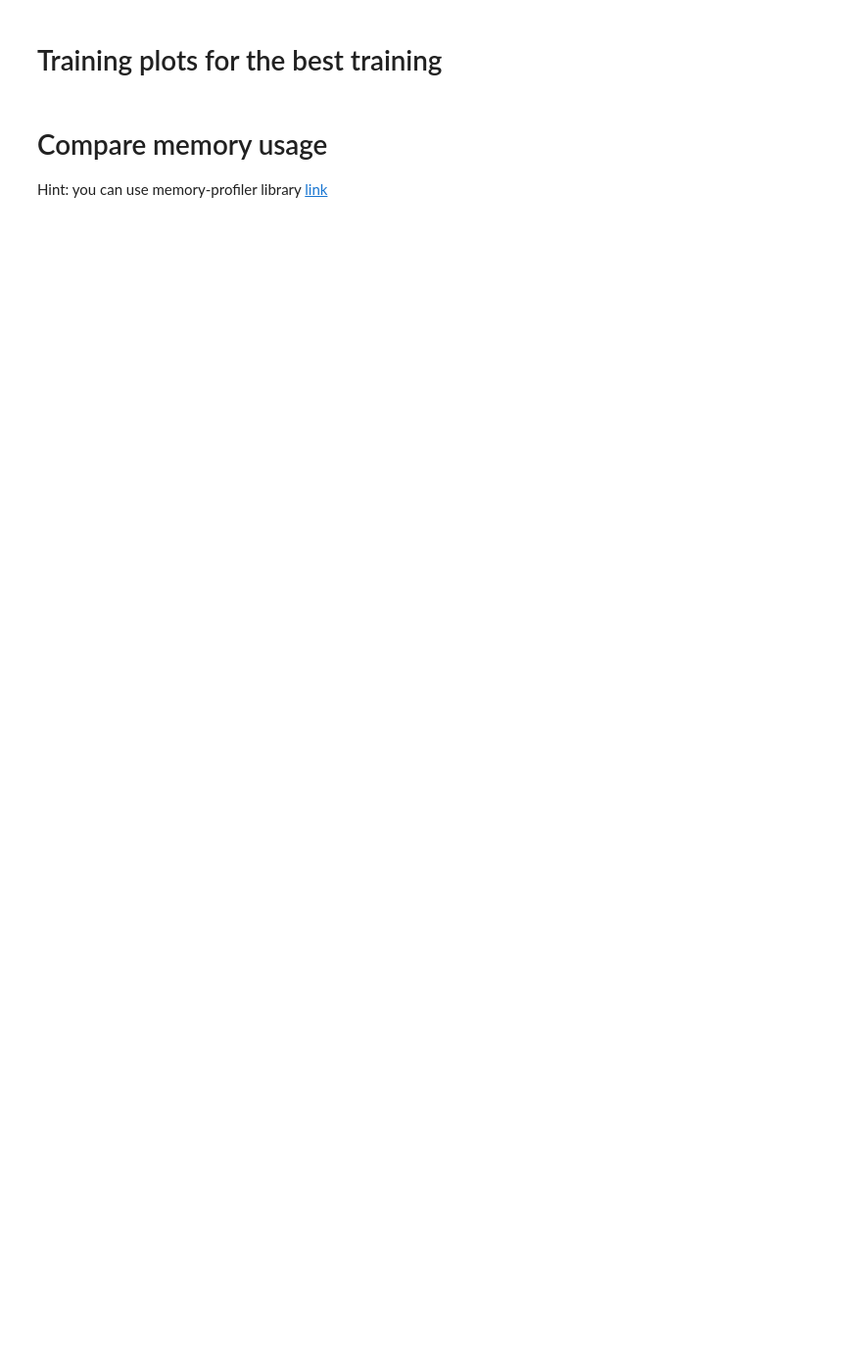
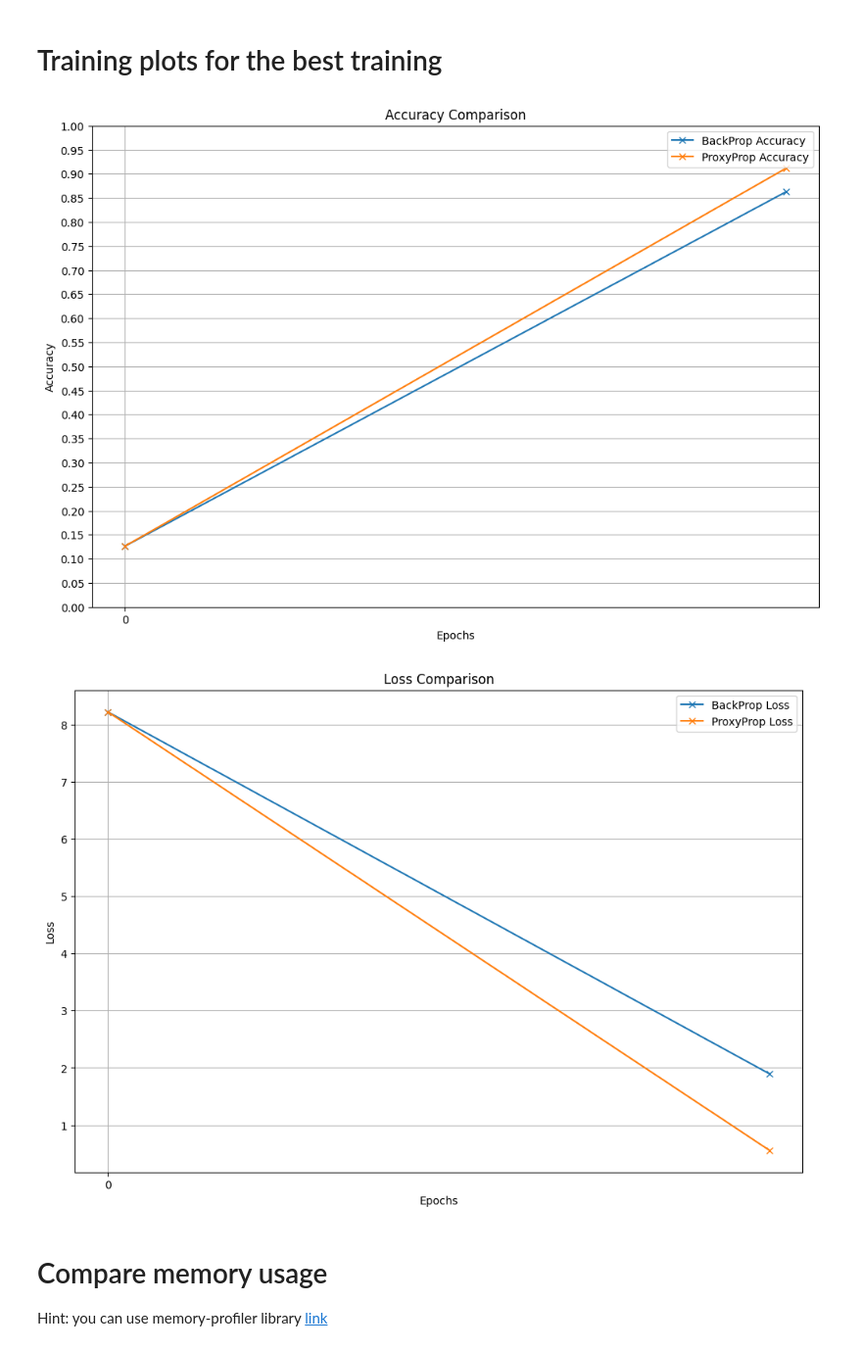
Before and after one commit to fifiwilk/dnn, a Jupyter notebook: docs/hw1-proxprop-student.ipynb, the cells around one changed output. Shown at 98% size. Drawn from its saved outputs; the diff is of its cells as text; code cells hidden in the pictures; blank space fills up the shorter version.

```diff
--- a/docs/hw1-proxprop-student.ipynb
+++ b/docs/hw1-proxprop-student.ipynb
@@ -97,0 +94,19 @@ def load_mnist(path: str = "mnist.npz"):
+# %%
+### Your code goes here ###
+import clearml
+from clearml import Task
+
+web_server = 'https://app.clear.ml'
+api_server = 'https://api.clear.ml'
+files_server = 'https://files.clear.ml'
+access_key = '2RWQCG15KIP8V5ATB04JT92GPEYT9F'#@param {type:"string"}
+secret_key = 'YOcJzD8LF_BG_P5Y0ZEy57elhhlDLNQRvv6umuctoJr68Fx5PbtXLprUf_V8ph222hM'#@param {type:"string"}
+
+Task.set_credentials(web_host=web_server,
+                     api_host=api_server,
+                     files_host=files_server,
+                     key=access_key,
+                     secret=secret_key)
+task = Task.init(project_name='Proxprop', task_name='model_results', reuse_last_task_id=True)
+logger = task.get_logger()
+###########################
@@ -588,3 +712,35 @@ network.SGD(
+# %%
+### Your code goes here ###
+import matplotlib.pyplot as plt
+
+plots = task.get_reported_scalars()
+
+for plot_name in ['Accuracy', 'Loss']:
+    # Create the plot
+    plot = plots[plot_name]
+    plt.figure(figsize=(12, 8))
+
+    for network_name in ['BackProp', 'ProxyProp']:
+      line = network_name + ' ' + plot_name
+      plt.plot(plot[line]['x'], plot[line]['y'], label=line, marker='x')
+
+    # Add titles and labels
+    plt.xticks(range(_epochs))
+    if plot_name == 'Accuracy':
+      plt.yticks([y / 20 for y in range (21)])
+    plt.title(plot_name + ' ' + 'Comparison')
+    plt.xlabel('Epochs')
+    plt.ylabel(plot_name)
+    plt.legend()
+
+    # Show the plot
+    plt.grid(True)
+    plt.show()
+
+###########################
+# %% [output]
+[figure, added]
+[figure, added]
 # %% [markdown]
 # Compare memory usage
 
```
Also changed, not shown: parts of 11 cells of this notebook.
